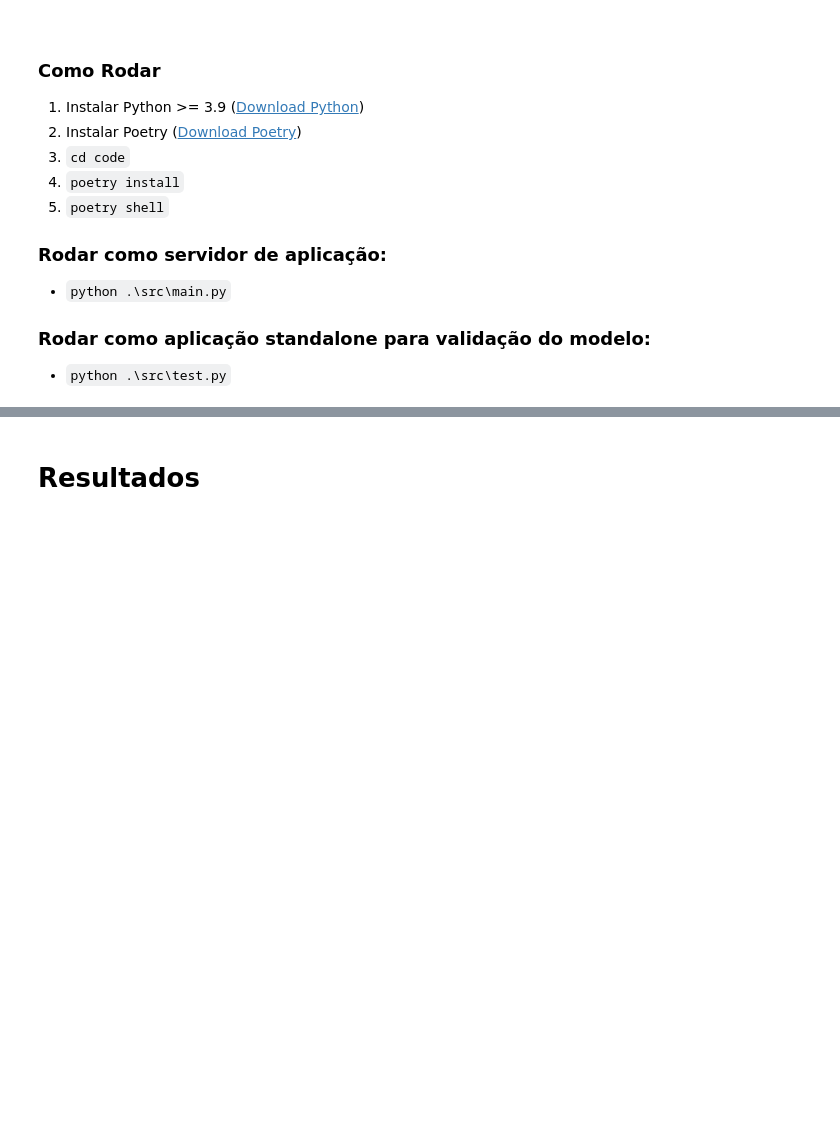
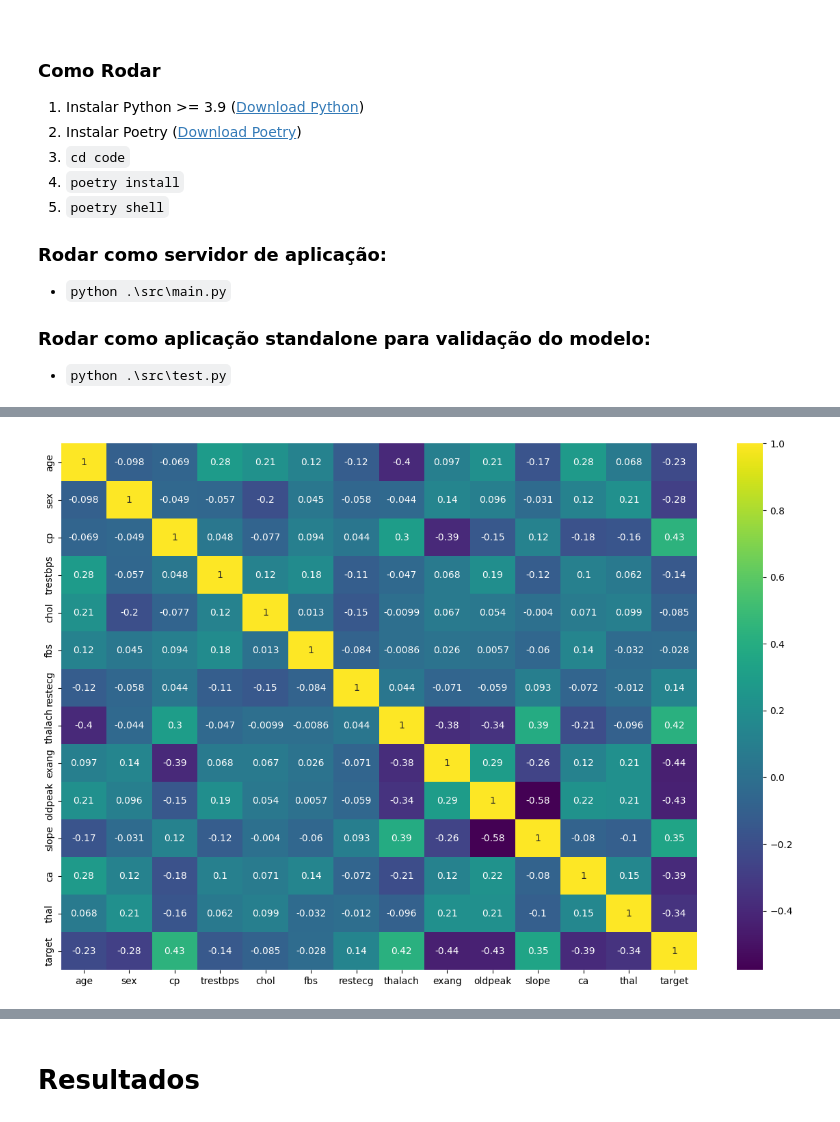
Before and after one commit to rbalmant/ufrrj-prog-linear-trab, a Jupyter notebook: code/src/trabalho.ipynb, the cells around one changed output, grey strips where cells are left out. Cells and saved outputs as stored; diff of their text form; code cells hidden in the pictures; blank space fills up the shorter version.

```diff
--- a/code/src/trabalho.ipynb
+++ b/code/src/trabalho.ipynb
@@ -61,6 +61,7 @@ import matplotlib.pyplot as plt
 import seaborn as sb
 from test import main
 # %%
-file = '..\data\heart_disease\heart.csv'
-df = pd.read_csv(file)
-df.head()
+file2 = '..\data\diabetes\diabetes_binary_5050split_health_indicators_BRFSS2021.csv'
+file1 = '..\data\heart_disease\heart.csv'
+df = pd.read_csv(file1)
+df_teste = pd.read_csv(file2)
@@ -73,0 +128,5 @@ df.head()
+# %%
+plt.figure(figsize=(15, 10))
+sb.heatmap(df.corr(), annot=True, cmap="viridis");
+# %% [output]
+[figure, added]
```
Also changed, not shown: parts of 17 cells of this notebook, 3 other files.
